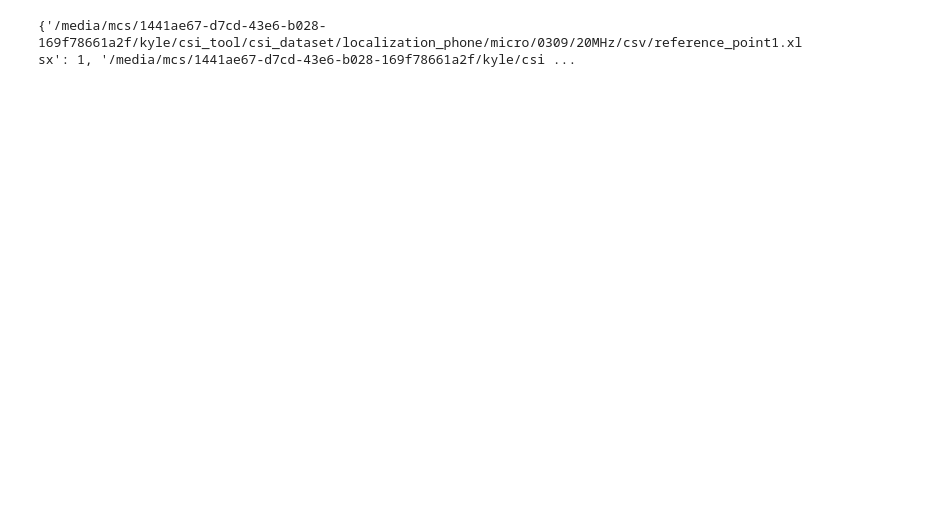
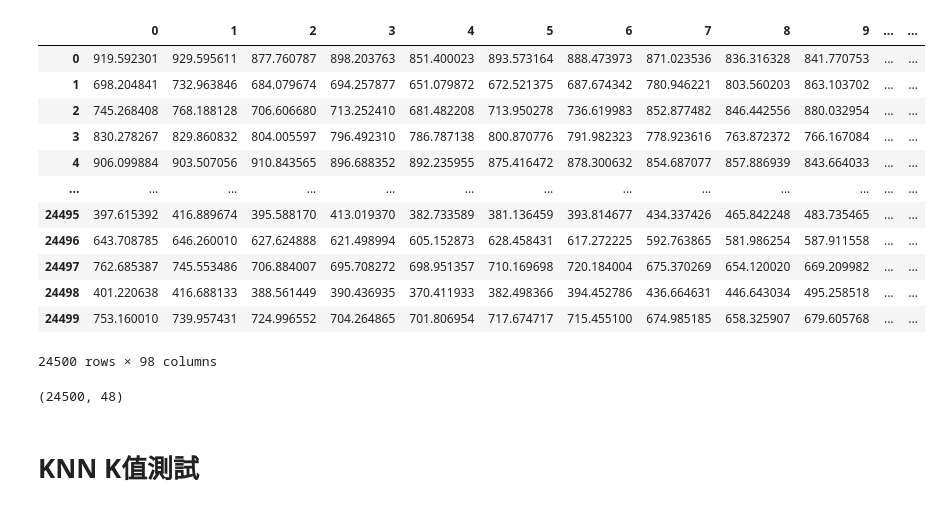
Before and after one commit to kuku000/csi_tool, a Jupyter notebook: model_KNN/train.ipynb, the cells around one changed output. Cells and saved outputs as stored; diff of their text form; code cells hidden in the pictures; blank space fills up the shorter version.

```diff
--- a/model_KNN/train.ipynb
+++ b/model_KNN/train.ipynb
@@ -25,10 +27,16 @@ import denoise
-# %%
-base_path = "/media/mcs/1441ae67-d7cd-43e6-b028-169f78661a2f/kyle/csi_tool/csi_dataset/localization_phone/micro/0309/20MHz/csv"
-reference_points = {
-    f"{base_path}/reference_point{i}.xlsx": i for i in range(1, 37)
-}
-
-print(reference_points)
-# %% [output]
-{'/media/mcs/1441ae67-d7cd-43e6-b028-169f78661a2f/kyle/csi_tool/csi_dataset/localization_phone/micro/0309/20MHz/csv/reference_point1.xlsx': 1, '/media/mcs/1441ae67-d7cd-43e6-b028-169f78661a2f/kyle/csi ...
+# %%
+base_path = "/media/mcs/1441ae67-d7cd-43e6-b028-169f78661a2f/kyle/csi_tool/csi_dataset/localization_phone/1223_phone/5G/20MHz/csv/all"
+
+
+
+# 粗定位
+spacing = 0.6  # 每隔 0.6m
+
+reference_points = {}
+
+for ref_id, coord in data_loader.COORDINATES.items():
+    folder_path = os.path.join(base_path, f"reference_point_{ref_id}.xlsx")
+    reference_points[folder_path] = (ref_id, coord)
+
+data, rp_labels, coord_labels = data_loader.load_data(reference_points)
 # %%
@@ -48,3 +64,19 @@ def load_data(reference_points):
 # %%
-data, rp_labels = load_data(reference_points)
+#data, rp_labels = load_data(reference_points)
+# %%
+data
+# %% [output]
+|  | 0 | 1 | 2 | 3 | 4 | 5 | 6 | 7 | 8 | 9 | ... | ... |
+| 0 | 919.592301 | 929.595611 | 877.760787 | 898.203763 | 851.400023 | 893.573164 | 888.473973 | 871.023536 | 836.316328 | 841.770753 | ... | ... |
+| 1 | 698.204841 | 732.963846 | 684.079674 | 694.257877 | 651.079872 | 672.521375 | 687.674342 | 780.946221 | 803.560203 | 863.103702 | ... | ... |
+| 2 | 745.268408 | 768.188128 | 706.606680 | 713.252410 | 681.482208 | 713.950278 | 736.619983 | 852.877482 | 846.442556 | 880.032954 | ... | ... |
+| 3 | 830.278267 | 829.860832 | 804.005597 | 796.492310 | 786.787138 | 800.870776 | 791.982323 | 778.923616 | 763.872372 | 766.167084 | ... | ... |
+| 4 | 906.099884 | 903.507056 | 910.843565 | 896.688352 | 892.235955 | 875.416472 | 878.300632 | 854.687077 | 857.886939 | 843.664033 | ... | ... |
+| ... | ... | ... | ... | ... | ... | ... | ... | ... | ... | ... | ... | ... |
+| 24495 | 397.615392 | 416.889674 | 395.588170 | 413.019370 | 382.733589 | 381.136459 | 393.814677 | 434.337426 | 465.842248 | 483.735465 | ... | ... |
+| 24496 | 643.708785 | 646.260010 | 627.624888 | 621.498994 | 605.152873 | 628.458431 | 617.272225 | 592.763865 | 581.986254 | 587.911558 | ... | ... |
+| 24497 | 762.685387 | 745.553486 | 706.884007 | 695.708272 | 698.951357 | 710.169698 | 720.184004 | 675.370269 | 654.120020 | 669.209982 | ... | ... |
+| 24498 | 401.220638 | 416.688133 | 388.561449 | 390.436935 | 370.411933 | 382.498366 | 394.452786 | 436.664631 | 446.643034 | 495.258518 | ... | ... |
+| 24499 | 753.160010 | 739.957431 | 724.996552 | 704.264865 | 701.806954 | 717.674717 | 715.455100 | 674.985185 | 658.325907 | 679.605768 | ... | ... |
+24500 rows × 98 columns
 # %%
@@ -53,5 +85,11 @@ phase_data = np.array(data.iloc[:, 234:-2])
 # %%
 amp_d = denoise.preprocess_csi_for_fingerprint2(amp_data)
+# %%
+amp_d.shape
+# %% [output]
+(24500, 48)
 # %%
 encoder = OneHotEncoder(sparse_output=False)
 one_hot_labels = encoder.fit_transform(np.array(rp_labels).reshape(-1, 1))
+# %% [markdown]
+# KNN K值測試
```
Also changed, not shown: parts of 22 cells of this notebook, 9 other files.
